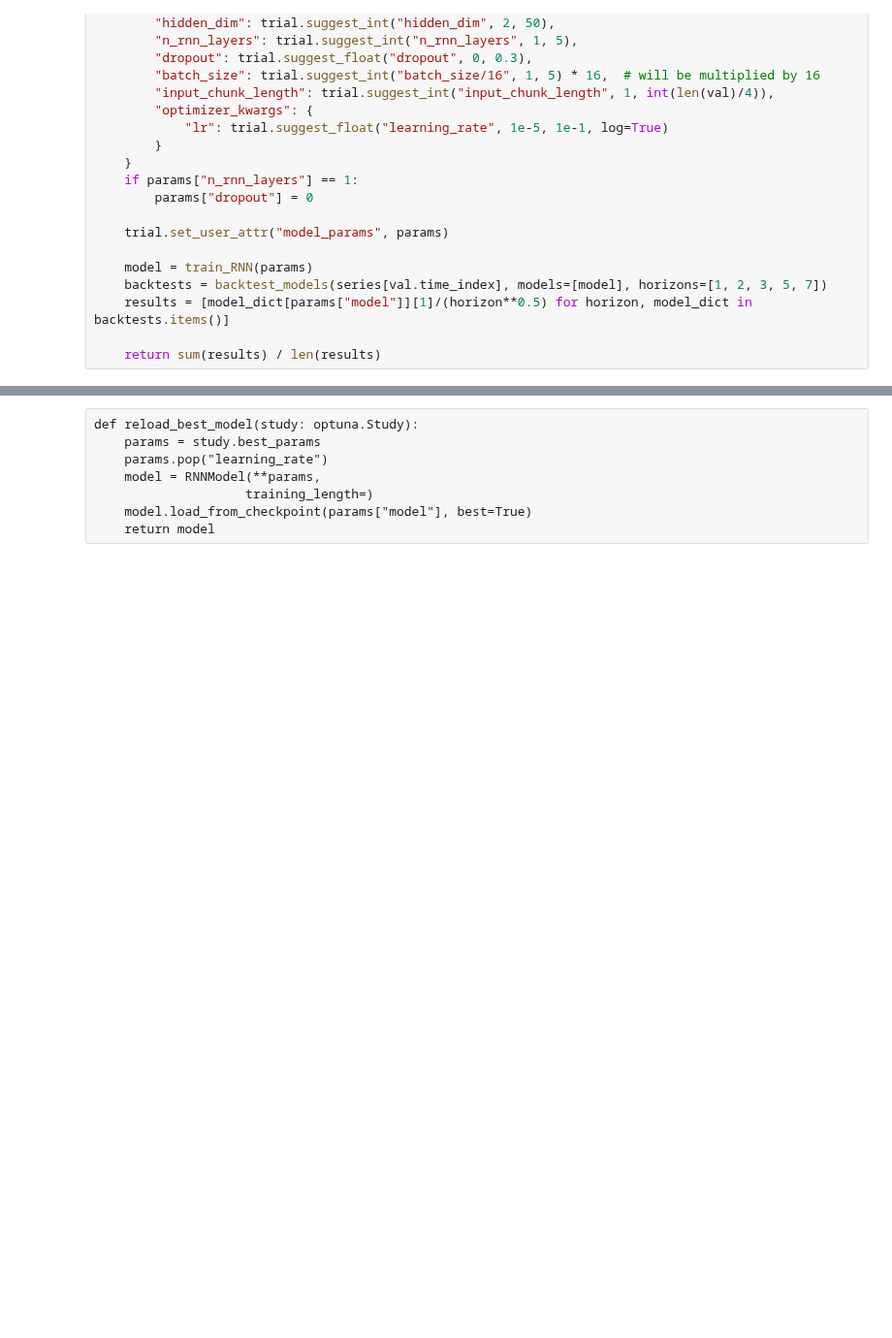
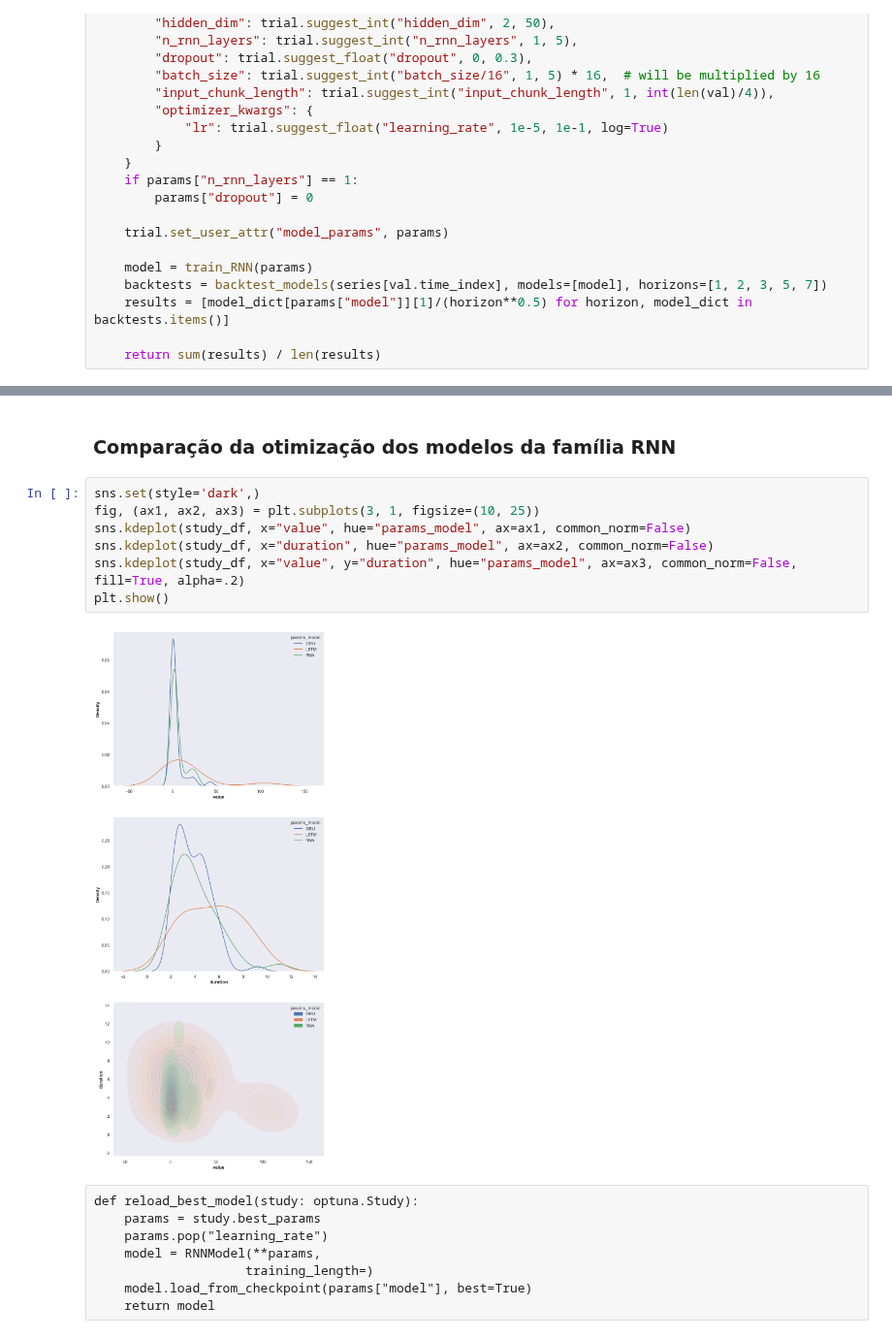
Before and after one commit to GothamAnalytics-7/ASTP, a Jupyter notebook: notebooks/ASTP_Parte2_NNModels.ipynb, the cells around one changed output, grey strips where cells are left out. Shown at 97% size. Drawn from its saved outputs; the diff is of its cells as text; blank space fills up the shorter version.

```diff
--- a/notebooks/ASTP_Parte2_NNModels.ipynb
+++ b/notebooks/ASTP_Parte2_NNModels.ipynb
@@ -442,3 +488,14 @@ plot_backtest_results(series[test.time_index], results, points_to_test=75)
+# %% [markdown]
+### Comparação da otimização dos modelos da família RNN
+# %%
+sns.set(style='dark',)
+fig, (ax1, ax2, ax3) = plt.subplots(3, 1, figsize=(10, 25))
+sns.kdeplot(study_df, x="value", hue="params_model", ax=ax1, common_norm=False)
+sns.kdeplot(study_df, x="duration", hue="params_model", ax=ax2, common_norm=False)
+sns.kdeplot(study_df, x="value", y="duration", hue="params_model", ax=ax3, common_norm=False, fill=True, alpha=.2)
+plt.show()
+# %% [output]
+[figure, added]
 # %% [raw]
 def reload_best_model(study: optuna.Study):
     params = study.best_params
```
Also changed, not shown: parts of 19 cells of this notebook, 2 other files.
